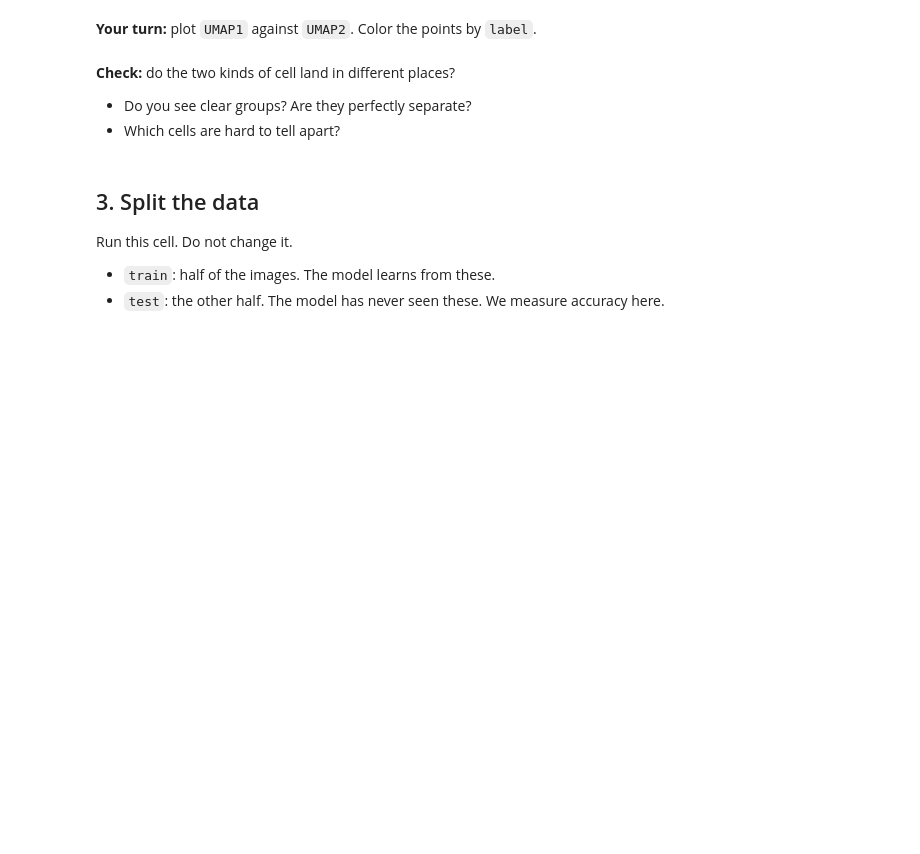
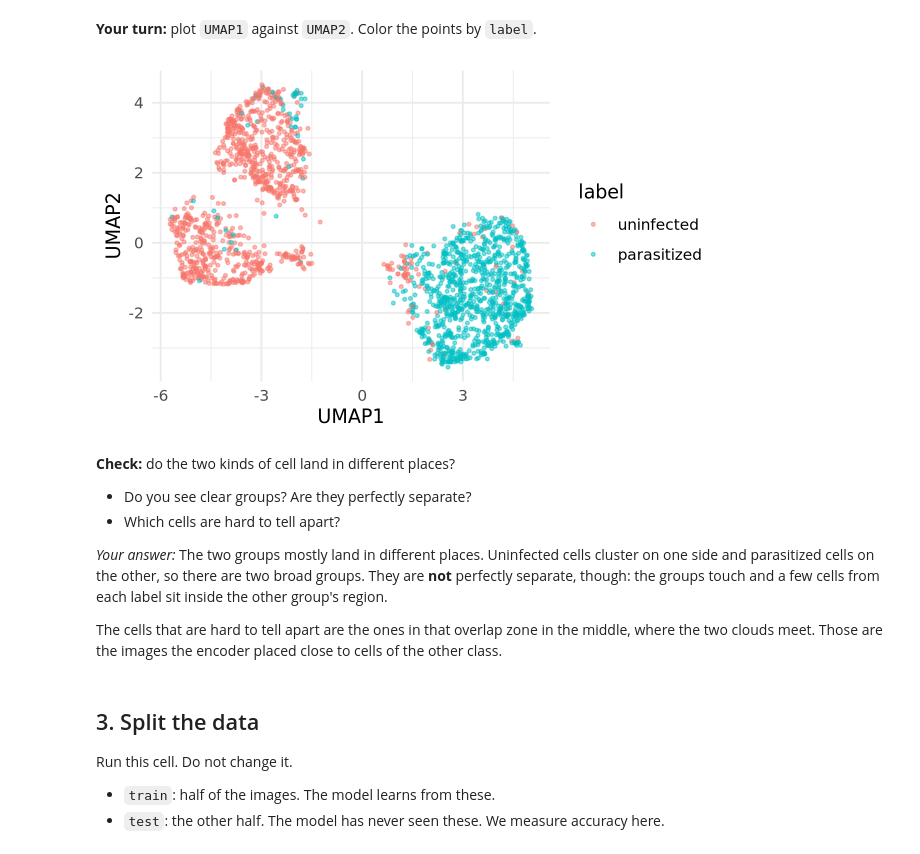
Before and after one commit to matttthww/codespace, a Jupyter notebook: exercises/17-encoder-exercise.ipynb, the cells around one changed output. Drawn from its saved outputs; the diff is of its cells as text; code cells hidden in the pictures; blank space fills up the shorter version.

Commit message:
complete exercises/17-encoder-exercise.ipynb

```diff
--- a/exercises/17-encoder-exercise.ipynb
+++ b/exercises/17-encoder-exercise.ipynb
@@ -44,12 +89,22 @@ umap_coords |> head()
 # %% [markdown]
 **Your turn:** plot `UMAP1` against `UMAP2`. Color the points by `label`.
 # %%
-# Chart code goes here
+umap_coords |>
+    ggplot(aes(x = UMAP1, y = UMAP2, color = label)) +
+    geom_point(alpha = 0.5, size = 0.7) +
+    labs(color = 'label') +
+    theme_minimal()
+# %% [output]
+[figure, added]
 # %% [markdown]
 **Check:** do the two kinds of cell land in different places?
 
 - Do you see clear groups? Are they perfectly separate?
 - Which cells are hard to tell apart?
+
+*Your answer:* The two groups mostly land in different places. Uninfected cells cluster on one side and parasitized cells on the other, so there are two broad groups. They are **not** perfectly separate, though: the groups touch and a few cells from each label sit inside the other group's region.
+
+The cells that are hard to tell apart are the ones in that overlap zone in the middle, where the two clouds meet. Those are the images the encoder placed close to cells of the other class.
 # %% [markdown]
 ## 3. Split the data
 
```
Also changed, not shown: parts of 10 cells of this notebook, 2 other files.
